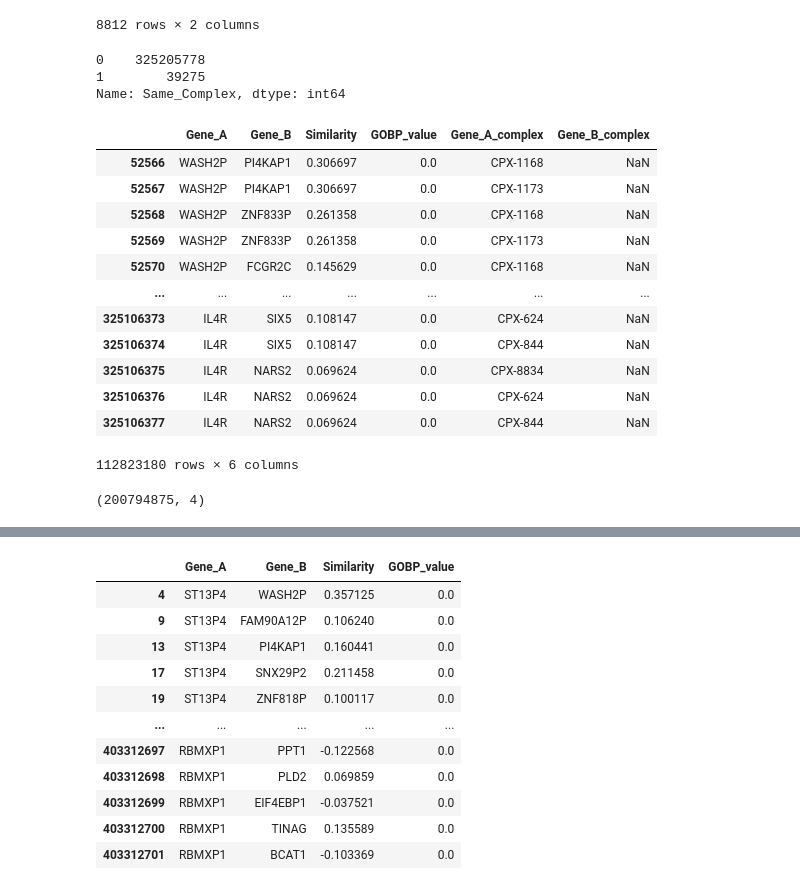
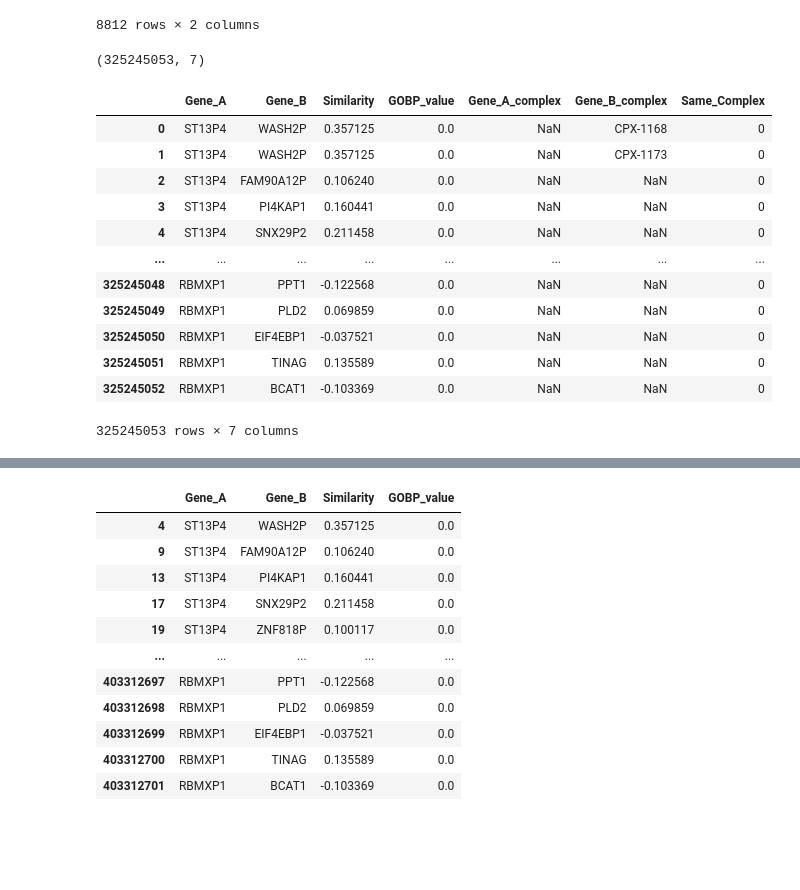
Before and after one commit to briannaflynn/gene_embedding_analysis, a Jupyter notebook: get_complex_labels.ipynb, the cells around one changed output, grey strips where cells are left out. Drawn from its saved outputs; the diff is of its cells as text; code cells hidden in the pictures; blank space fills up the shorter version.

```diff
--- a/get_complex_labels.ipynb
+++ b/get_complex_labels.ipynb
@@ -116,26 +116,20 @@ merged_df.to_pickle('gene_pairs_complex_label.pkl')
+# %%
+merged_df.shape
+# %% [output]
+(325245053, 7)
 # %%
-merged_df['Same_Complex'].value_counts()
+merged_df
 # %% [output]
+|  | Gene_A | Gene_B | Similarity | GOBP_value | Gene_A_complex | Gene_B_complex | Same_Complex |
+| 0 | ST13P4 | WASH2P | 0.357125 | 0.0 | NaN | CPX-1168 | 0 |
+| 1 | ST13P4 | WASH2P | 0.357125 | 0.0 | NaN | CPX-1173 | 0 |
+| 2 | ST13P4 | FAM90A12P | 0.106240 | 0.0 | NaN | NaN | 0 |
+| 3 | ST13P4 | PI4KAP1 | 0.160441 | 0.0 | NaN | NaN | 0 |
+| 4 | ST13P4 | SNX29P2 | 0.211458 | 0.0 | NaN | NaN | 0 |
+| ... | ... | ... | ... | ... | ... | ... | ... |
+| 325245048 | RBMXP1 | PPT1 | -0.122568 | 0.0 | NaN | NaN | 0 |
+| 325245049 | RBMXP1 | PLD2 | 0.069859 | 0.0 | NaN | NaN | 0 |
+| 325245050 | RBMXP1 | EIF4EBP1 | -0.037521 | 0.0 | NaN | NaN | 0 |
+| 325245051 | RBMXP1 | TINAG | 0.135589 | 0.0 | NaN | NaN | 0 |
+| 325245052 | RBMXP1 | BCAT1 | -0.103369 | 0.0 | NaN | NaN | 0 |
-0    325205778
-1        39275
-Name: Same_Complex, dtype: int64
+325245053 rows × 7 columns
-# %%
-merged_df.dropna(subset='Gene_A_complex')
-# %% [output]
-|  | Gene_A | Gene_B | Similarity | GOBP_value | Gene_A_complex | Gene_B_complex |
-| 52566 | WASH2P | PI4KAP1 | 0.306697 | 0.0 | CPX-1168 | NaN |
-| 52567 | WASH2P | PI4KAP1 | 0.306697 | 0.0 | CPX-1173 | NaN |
-| 52568 | WASH2P | ZNF833P | 0.261358 | 0.0 | CPX-1168 | NaN |
-| 52569 | WASH2P | ZNF833P | 0.261358 | 0.0 | CPX-1173 | NaN |
-| 52570 | WASH2P | FCGR2C | 0.145629 | 0.0 | CPX-1168 | NaN |
-| ... | ... | ... | ... | ... | ... | ... |
-| 325106373 | IL4R | SIX5 | 0.108147 | 0.0 | CPX-624 | NaN |
-| 325106374 | IL4R | SIX5 | 0.108147 | 0.0 | CPX-844 | NaN |
-| 325106375 | IL4R | NARS2 | 0.069624 | 0.0 | CPX-8834 | NaN |
-| 325106376 | IL4R | NARS2 | 0.069624 | 0.0 | CPX-624 | NaN |
-| 325106377 | IL4R | NARS2 | 0.069624 | 0.0 | CPX-844 | NaN |
-112823180 rows × 6 columns
-# %%
-similarity_df.shape
-# %% [output]
-(200794875, 4)
```
Also changed, not shown: parts of 13 cells of this notebook, 1 other file.
